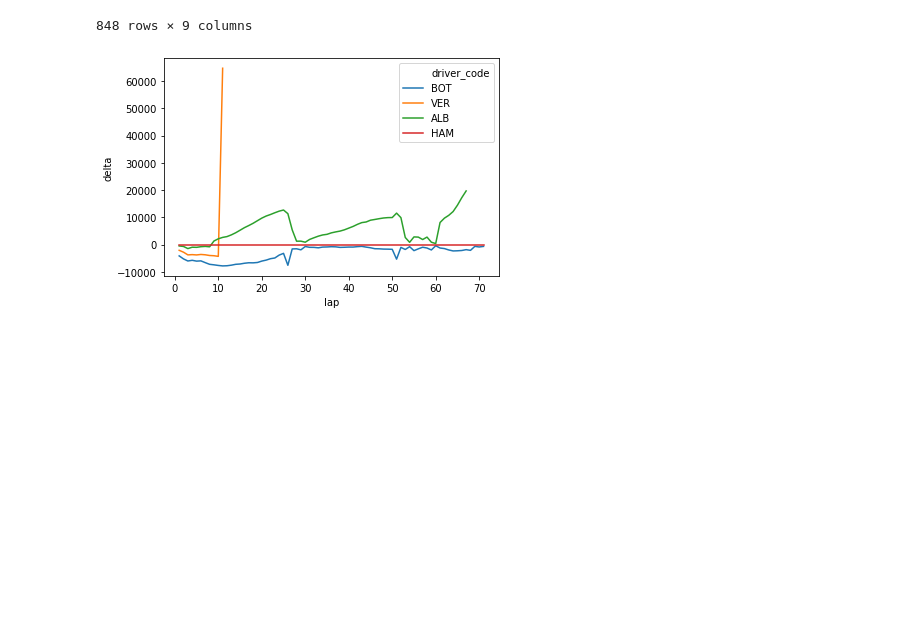
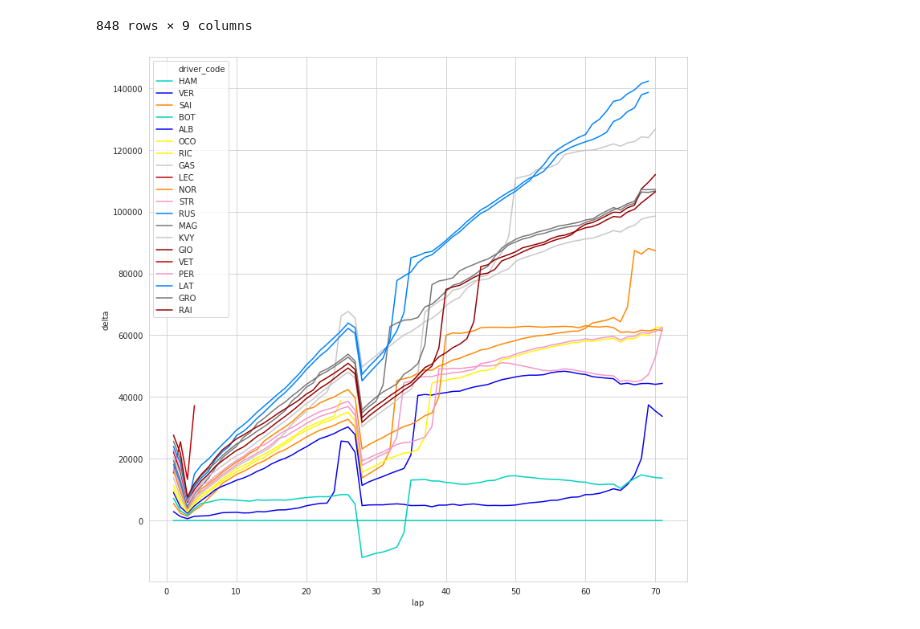
Before and after one commit to luke-bassett/f1-analysis, a Jupyter notebook: plot_lap_delta_inprog.ipynb, the cells around one changed output. Cells and saved outputs as stored; diff of their text form; code cells hidden in the pictures; blank space fills up the shorter version.

Commit message:
added team coloring

```diff
--- a/plot_lap_delta_inprog.ipynb
+++ b/plot_lap_delta_inprog.ipynb
@@ -62,42 +130,68 @@ def load_race_laps(raceId):
     laps = laps[laps['raceId']==raceId]
     return laps
 
+def load_race_results(raceId):
+    """return dataframe of race results"""
+    res = pd.read_csv('data/ergast_data/results.csv')
+    res = res[res['raceId']==raceId]
+    return res
+
 def load_drivers():
+    """return dataframe of driver table"""
     return pd.read_csv('data/ergast_data/drivers.csv', parse_dates=['dob'])
 
+def load_constructors():
+    """return dataframe of constructor table"""
+    return pd.read_csv('data/ergast_data/constructors.csv')
+
 def calc_total_milliseconds(df):
+    """cumulative sum of laptimes in ms, returns df with new column"""
     df['total_milliseconds'] = df.groupby('driverId')['milliseconds'].cumsum()
     return df
 
 def tgt_driver_delta(grp, tgt):
+    """to use with groupby: finds delta between tgt and other drivers in race"""
     tgt_time = grp.loc[grp['driverId']==tgt, 'total_milliseconds'].to_numpy()[0]
     grp['delta'] = grp['total_milliseconds'] - tgt_time
     return grp
 
 def plot_driver_deltas(raceId, tgt_driver, driver_ids=None,
-                      driver_codes=None):
+                       driver_codes=None):
+    """plot deltas from target driver"""
     laps = load_race_laps(raceId)
-    laps = laps.sort_values('lap')
     laps = calc_total_milliseconds(laps)
 
-    driver_id_dict = load_drivers().set_index('driverId')[['code']].to_dict()['code']
-    laps['driver_code'] = laps['driverId'].map(driver_id_dict)
+    res = load_race_results(raceId)
+
+    codes = load_drivers().set_index('driverId')[['code']].to_dict()['code']
+    laps['driver_code'] = laps['driverId'].map(codes)
+
+
+    colors = {}
+    for driverId in res['driverId'].unique():
+        constructorId = res.loc[res['driverId']==driverId, 'constructorId'].to_numpy()[0]
+        con = load_constructors()
+        constructor = con.loc[con['constructorId'] == constructorId, 'constructorRef'].to_numpy()[0]
+        colors[codes[driverId]] = team_colors[constructor]
+
 
     if driver_ids:
         laps = laps[laps['driverId'].isin(driver_ids)]
     elif driver_codes:
         laps = laps[laps['driver_code'].isin(driver_codes)]
-
 
     # remove laps which targer driver did not complete
     laps = laps[laps['lap'] <= laps.loc[laps['driverId'] == tgt_driver, 'lap'].max()]
 
     # calculate delta from target driver each lap
     laps = laps.groupby('lap').apply(tgt_driver_delta, tgt_driver)
 
-    sns.lineplot(data=laps, x='lap', y='delta', hue='driver_code')
+
+    fig, ax = plt.subplots(figsize=(12,12))
+    sns.lineplot(data=laps, x='lap', y='delta', hue='driver_code', palette=colors)
+    return fig, ax
 
 
-plot_driver_deltas(1031, 1, driver_codes=['HAM', 'BOT', 'ALB'])
+fig, ax = plot_driver_deltas(1032, 1)#, driver_codes=['HAM', 'BOT', 'ALB', 'VER', 'NOR', 'LEC'])
 # %% [output]
-[figure, old version]
+[figure, new version]
```
Also changed, not shown: parts of 6 cells of this notebook, 2 other files.
